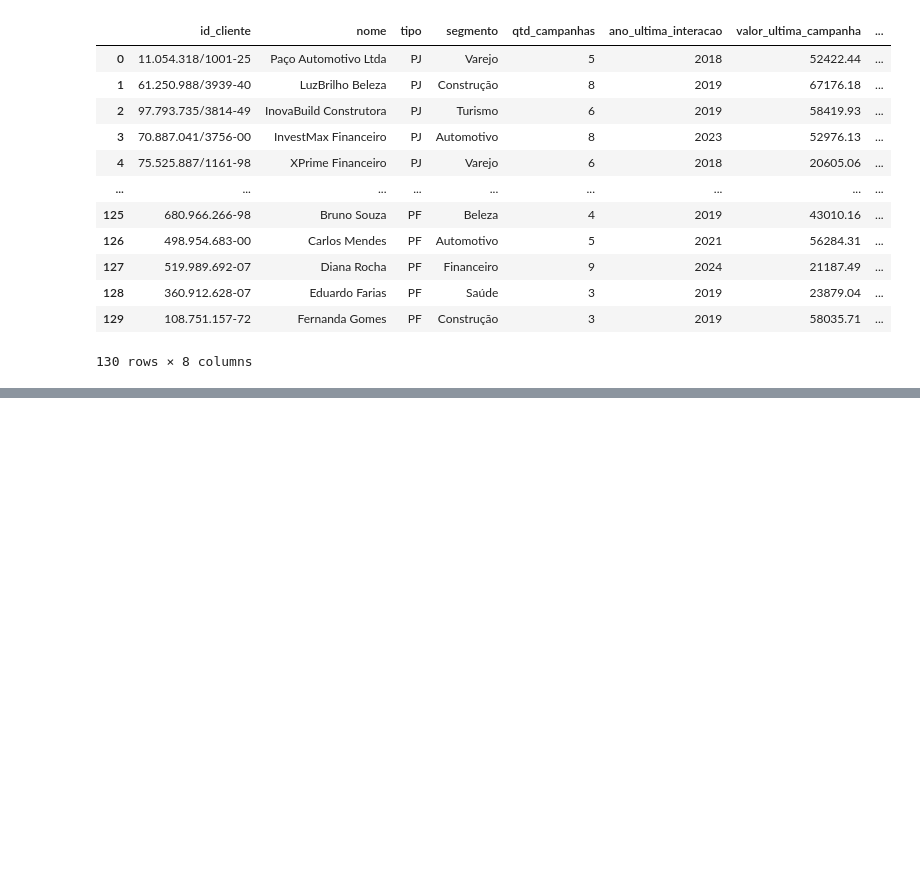
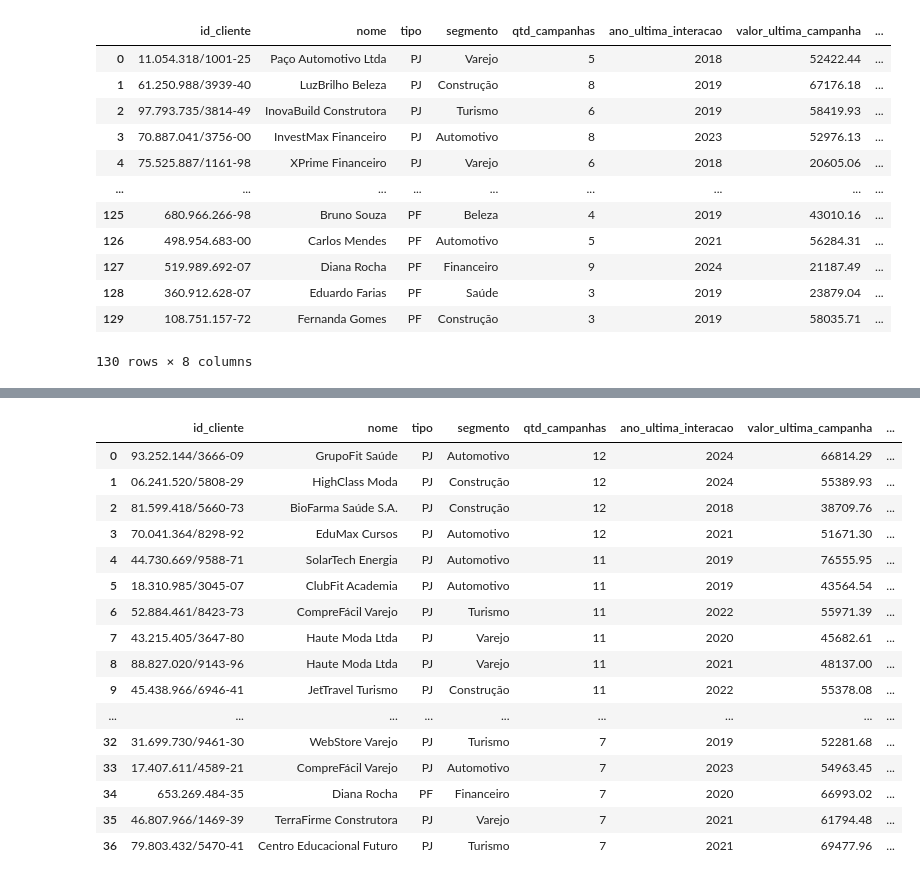
Before and after one commit to juan-borinelli/comercial_analisys_report, a Jupyter notebook: main.ipynb, the cells around one changed output, grey strips where cells are left out. Saved outputs shown, nothing was run; the diff lists cells and outputs as text; code cells hidden in the pictures; blank space fills up the shorter version.

```diff
--- a/main.ipynb
+++ b/main.ipynb
@@ -205,3 +207,6 @@ df_tv
 # %%
 med_tv = df_tv['valor_ultima_campanha'].mean()
 med_camp_tv = df_tv['qtd_campanhas'].mean()
+# %%
+c_tv_recorrente = df_tv[df_tv['qtd_campanhas'] > med_camp_tv].sort_values(by='qtd_campanhas', ascending=False)
+c_tv_recorrente
@@ -207,0 +227,3 @@ med_camp_tv = df_tv['qtd_campanhas'].mean()
+# %%
+c_tv_valor = df_tv[df_tv['valor_ultima_campanha'] > med_tv].sort_values(by='valor_ultima_campanha', ascending=False)
+c_tv_valor
@@ -207,0 +244,21 @@ med_camp_tv = df_tv['qtd_campanhas'].mean()
+# %%
+c_tv_ouro = pd.merge(c_tv_recorrente, c_tv_valor, how="inner")
+c_tv_ouro
+# %% [output]
+|  | id_cliente | nome | tipo | segmento | qtd_campanhas | ano_ultima_interacao | valor_ultima_campanha | ... |
+| 0 | 93.252.144/3666-09 | GrupoFit Saúde | PJ | Automotivo | 12 | 2024 | 66814.29 | ... |
+| 1 | 06.241.520/5808-29 | HighClass Moda | PJ | Construção | 12 | 2024 | 55389.93 | ... |
+| 2 | 81.599.418/5660-73 | BioFarma Saúde S.A. | PJ | Construção | 12 | 2018 | 38709.76 | ... |
+| 3 | 70.041.364/8298-92 | EduMax Cursos | PJ | Automotivo | 12 | 2021 | 51671.30 | ... |
+| 4 | 44.730.669/9588-71 | SolarTech Energia | PJ | Automotivo | 11 | 2019 | 76555.95 | ... |
+| 5 | 18.310.985/3045-07 | ClubFit Academia | PJ | Automotivo | 11 | 2019 | 43564.54 | ... |
+| 6 | 52.884.461/8423-73 | CompreFácil Varejo | PJ | Turismo | 11 | 2022 | 55971.39 | ... |
+| 7 | 43.215.405/3647-80 | Haute Moda Ltda | PJ | Varejo | 11 | 2020 | 45682.61 | ... |
+| 8 | 88.827.020/9143-96 | Haute Moda Ltda | PJ | Varejo | 11 | 2021 | 48137.00 | ... |
+| 9 | 45.438.966/6946-41 | JetTravel Turismo | PJ | Construção | 11 | 2022 | 55378.08 | ... |
+| ... | ... | ... | ... | ... | ... | ... | ... | ... |
+| 32 | 31.699.730/9461-30 | WebStore Varejo | PJ | Turismo | 7 | 2019 | 52281.68 | ... |
+| 33 | 17.407.611/4589-21 | CompreFácil Varejo | PJ | Automotivo | 7 | 2023 | 54963.45 | ... |
+| 34 | 653.269.484-35 | Diana Rocha | PF | Financeiro | 7 | 2020 | 66993.02 | ... |
+| 35 | 46.807.966/1469-39 | TerraFirme Construtora | PJ | Varejo | 7 | 2021 | 61794.48 | ... |
+| 36 | 79.803.432/5470-41 | Centro Educacional Futuro | PJ | Turismo | 7 | 2021 | 69477.96 | ... |
```
Also changed, not shown: parts of 10 cells of this notebook.
